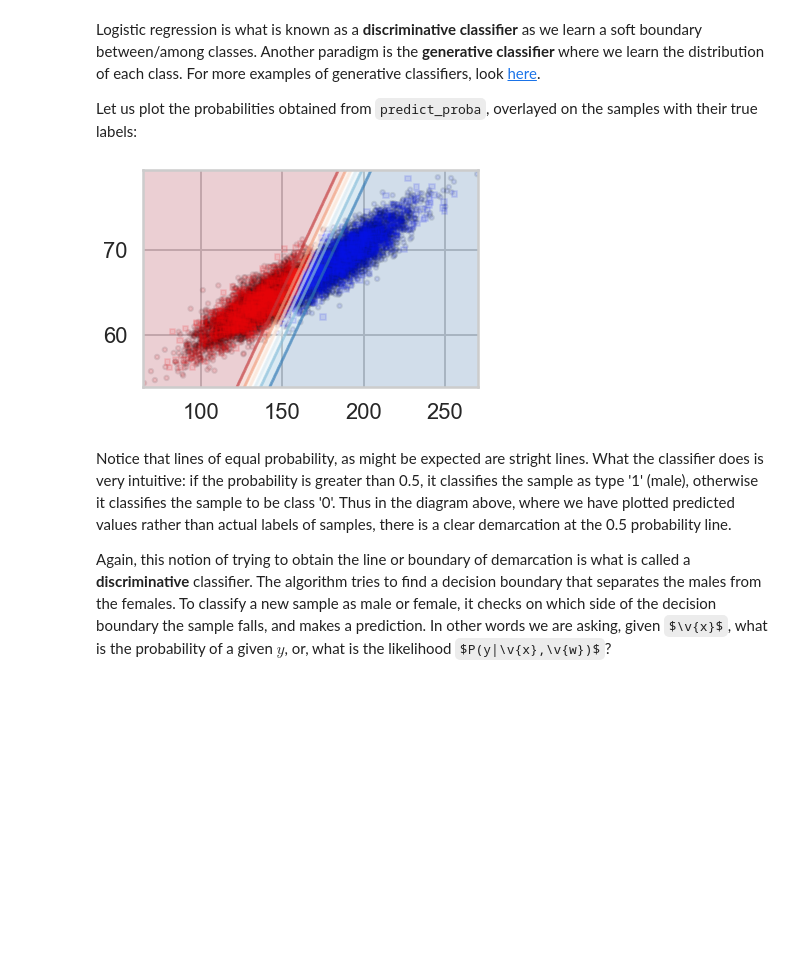
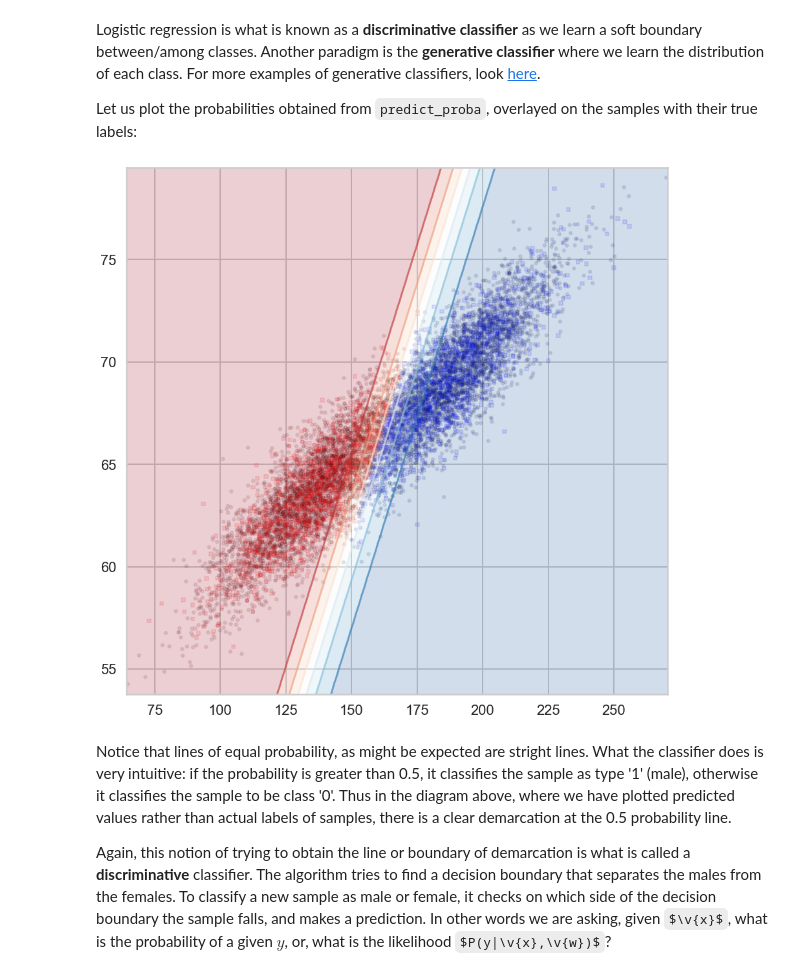
Before and after one commit to jvrnuno/Springboard, a Jupyter notebook: Logistic_regression_case_study/JNT - Logistic Regression Advanced Case Study.ipynb, the cells around one changed output. Cells and saved outputs as stored; diff of their text form; code cells hidden in the pictures; some formulas as TeX source; blank space fills up the shorter version.

```diff
--- a/Logistic_regression_case_study/JNT - Logistic Regression Advanced Case Study.ipynb
+++ b/Logistic_regression_case_study/JNT - Logistic Regression Advanced Case Study.ipynb
@@ -526,11 +526,11 @@ Logistic regression is what is known as a **discriminative classifier** as we le
 
 Let us plot the probabilities obtained from `predict_proba`, overlayed on the samples with their true labels:
 # %%
-plt.figure()
+plt.figure(figsize=(15,15))
 ax = plt.gca()
 points_plot_prob(ax, Xtrain_l, Xtest_l, ytrain_l, ytest_l, clf_l, psize=20, alpha=0.1);
 # %% [output]
-[figure, old version]
+[figure, new version]
 # %% [markdown]
 Notice that lines of equal probability, as might be expected are stright lines. What the classifier does is very intuitive: if the probability is greater than 0.5, it classifies the sample as type '1' (male), otherwise it classifies the sample to be class '0'. Thus in the diagram above, where we have plotted predicted values rather than actual labels of samples, there is a clear demarcation at the 0.5 probability line.
 
```
Also changed, not shown: parts of 3 cells of this notebook, 6 other files.
